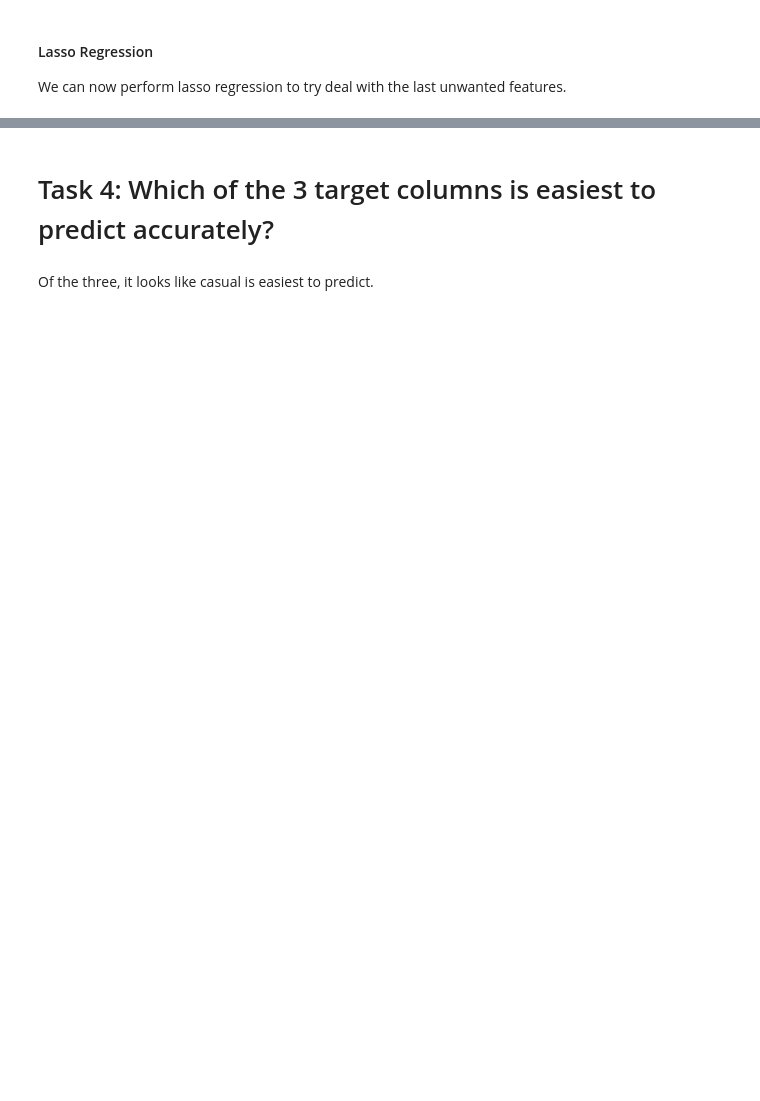
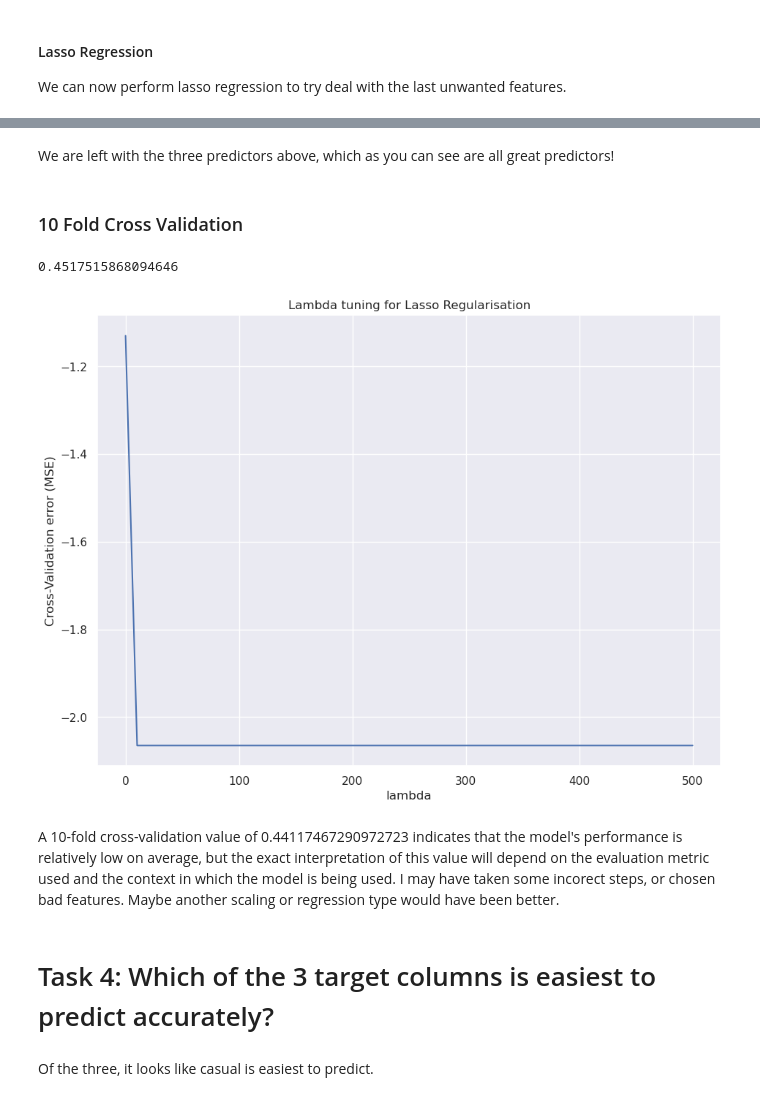
Before and after one commit to kryanbeane/bike-sharing-data-mining, a Jupyter notebook: ca2.ipynb, the cells around one changed output, grey strips where cells are left out. Cells and saved outputs as stored; diff of their text form; code cells hidden in the pictures; blank space fills up the shorter version.

```diff
--- a/ca2.ipynb
+++ b/ca2.ipynb
@@ -835,3 +836,42 @@ As a note, in general a higher R-squared value is better, as it indicates that t
+# %% [markdown]
+We are left with the three predictors above, which as you can see are all great predictors!
+# %% [markdown]
+### 10 Fold Cross Validation
+# %%
+from sklearn.model_selection import cross_val_score, KFold
+
+lambdas = np.linspace(500,0.01,num=50) # Step 1
+scoresCV = []
+for l in lambdas:
+    lassoReg = Lasso(alpha=l)
+    lassoReg.fit(xtrain_scaled_df, ytrain)
+
+    scoreCV = cross_val_score(lassoReg, xtrain_scaled_df, ytrain, scoring='neg_mean_squared_error',
+                              cv=KFold(n_splits=10, shuffle=True,
+                                       random_state=1))
+    scoresCV.append(np.mean(scoreCV))
+
+plt.title("Lambda tuning for Lasso Regularisation")
+plt.xlabel("lambda")
+plt.ylabel("Cross-Validation error (MSE)")
+
+plt.plot(lambdas,scoresCV)
+
+from sklearn.linear_model import MultiTaskLassoCV
+
+lassoCV = MultiTaskLassoCV()
+lassoCV.fit(xtrain_scaled_df, ytrain)
+
+lassoCV.alpha_
+
+lassoReg = Lasso(lassoCV.alpha_)
+lassoReg.fit(xtrain_scaled_df, ytrain)
+lassoReg.score(xtrain_scaled_df, ytrain)
+# %% [output]
+0.4517515868094646
+[figure, added]
+# %% [markdown]
+A 10-fold cross-validation value of 0.44117467290972723 indicates that the model's performance is relatively low on average, but the exact interpretation of this value will depend on the evaluation metric used and the context in which the model is being used. I may have taken some incorect steps, or chosen bad features. Maybe another scaling or regression type would have been better.
 # %% [markdown]
 # Task 4: Which of the 3 target columns is easiest to predict accurately?
 # %% [markdown]
```
Also changed, not shown: parts of 74 cells of this notebook.
